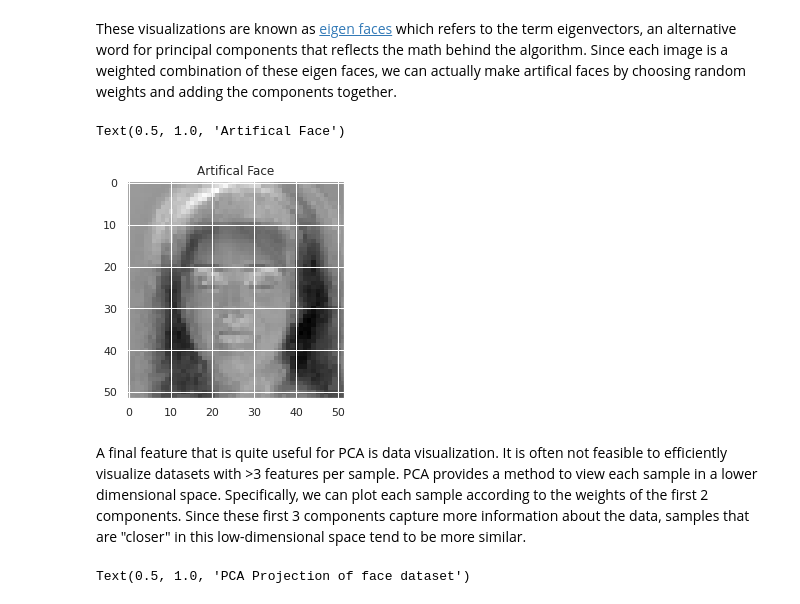
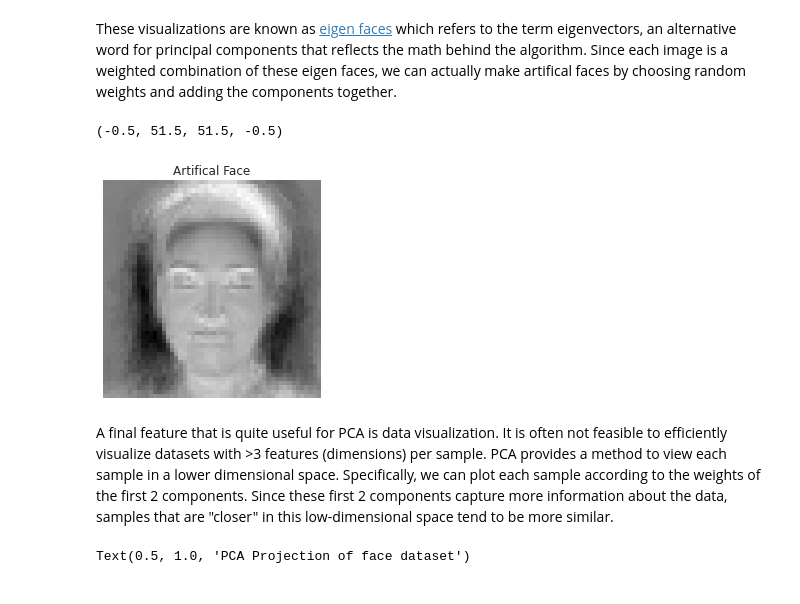
Before and after one commit to ntolley/ds_examples, a Jupyter notebook: PCA.ipynb, the cells around one changed output. Saved outputs shown, nothing was run; the diff lists cells and outputs as text; code cells hidden in the pictures.

```diff
--- a/PCA.ipynb
+++ b/PCA.ipynb
@@ -135,17 +134,18 @@ These visualizations are known as [eigen faces](https://en.wikipedia.org/wiki/Ei
 # %%
 n_components = 50
 weights = np.random.rand(50)*200 - 5
 new_image = np.zeros(image_shape)
 for idx in range(n_components):
     new_image += weights[idx] * pca.components_[idx, :].reshape(image_shape) * pca.explained_variance_[idx]
 
 plt.imshow(new_image, cmap='gray')
 plt.title('Artifical Face')
+plt.axis('off')
 # %% [output]
-Text(0.5, 1.0, 'Artifical Face')
+(-0.5, 51.5, 51.5, -0.5)
-[figure, old version]
+[figure, new version]
 # %% [markdown]
-A final feature that is quite useful for PCA is data visualization. It is often not feasible to efficiently visualize datasets with >3 features per sample. PCA provides a method to view each sample in a lower dimensional space. Specifically, we can plot each sample according to the weights of the first 2 components. Since these first 3 components capture more information about the data, samples that are "closer" in this low-dimensional space tend to be more similar.
+A final feature that is quite useful for PCA is data visualization. It is often not feasible to efficiently visualize datasets with >3 features (dimensions) per sample. PCA provides a method to view each sample in a lower dimensional space. Specifically, we can plot each sample according to the weights of the first 2 components. Since these first 2 components capture more information about the data, samples that are "closer" in this low-dimensional space tend to be more similar.
 # %%
 plt.figure(figsize=(6,6))
 x, y = transformed[:,0], transformed[:,1]
```
Also changed, not shown: parts of 4 cells of this notebook.
